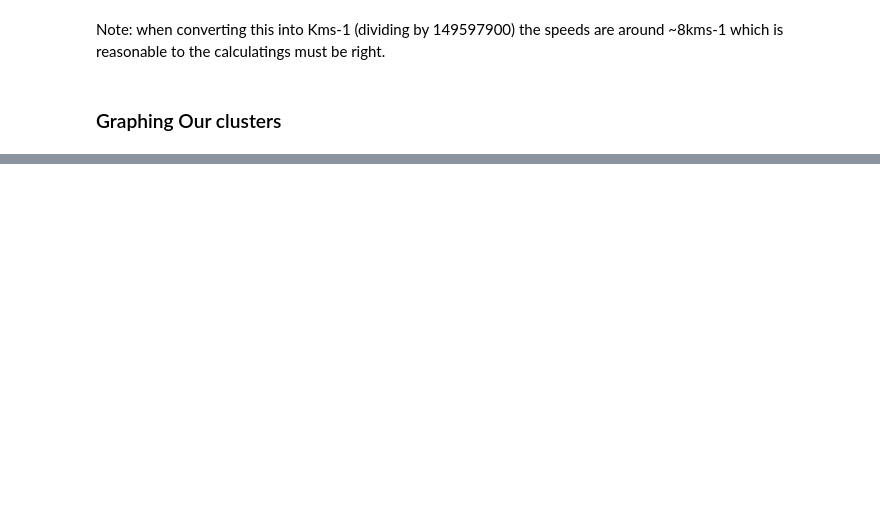
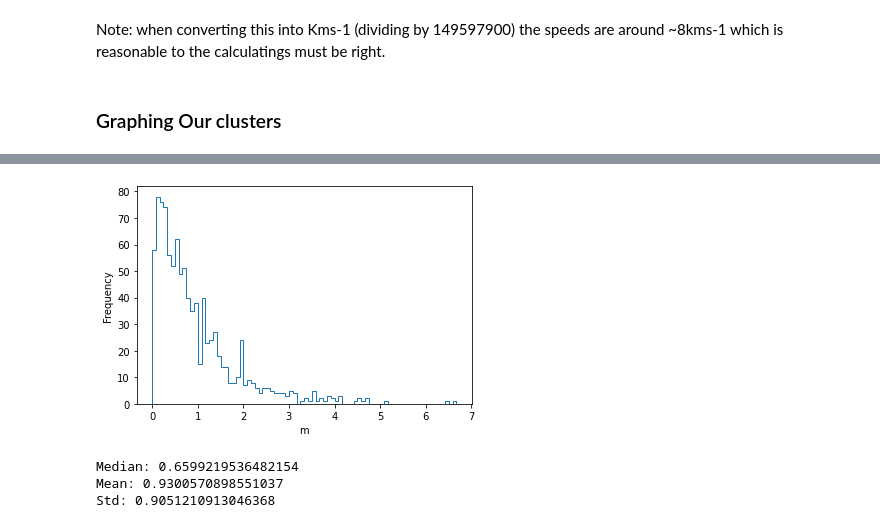
Before and after one commit to RhysAlfShaw/MSc_Project_Code, a Jupyter notebook: Creating_Plummer_cluster.ipynb, the cells around one changed output, grey strips where cells are left out. Drawn from its saved outputs; the diff is of its cells as text; code cells hidden in the pictures; blank space fills up the shorter version.

```diff
--- a/Creating_Plummer_cluster.ipynb
+++ b/Creating_Plummer_cluster.ipynb
@@ -139,3 +141,16 @@ plt.show()
+# %%
+plt.hist(abs(samples[0]),80,histtype="step")
+plt.xlabel('m')
+plt.ylabel('Frequency')
+plt.show()
+print('Median:', np.median(abs(samples[0])))
+print('Mean:', np.mean(abs(samples[0])))
+print('Std:',np.std(abs(samples[0])))
+# %% [output]
+[figure, added]
+Median: 0.6599219536482154
+Mean: 0.9300570898551037
+Std: 0.9051210913046368
 # %%
 def cust_dis(x0,x1,size,nControl=1E6):
     sample = []
```
Also changed, not shown: parts of 7 cells of this notebook, 2 other files.
